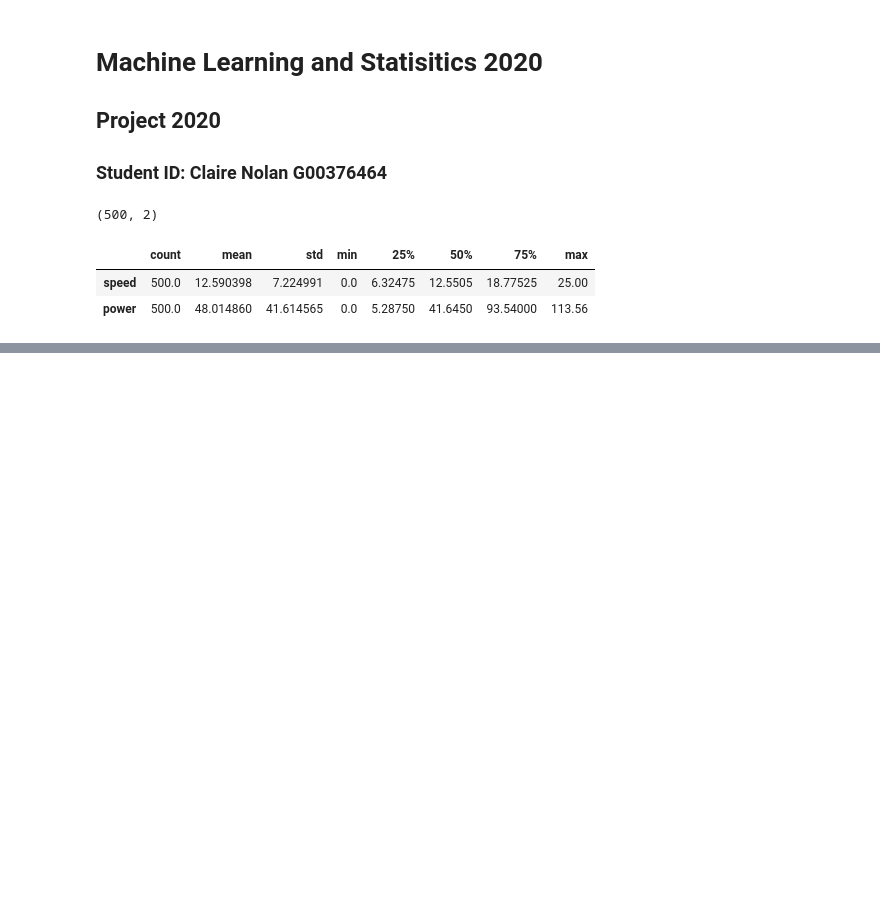
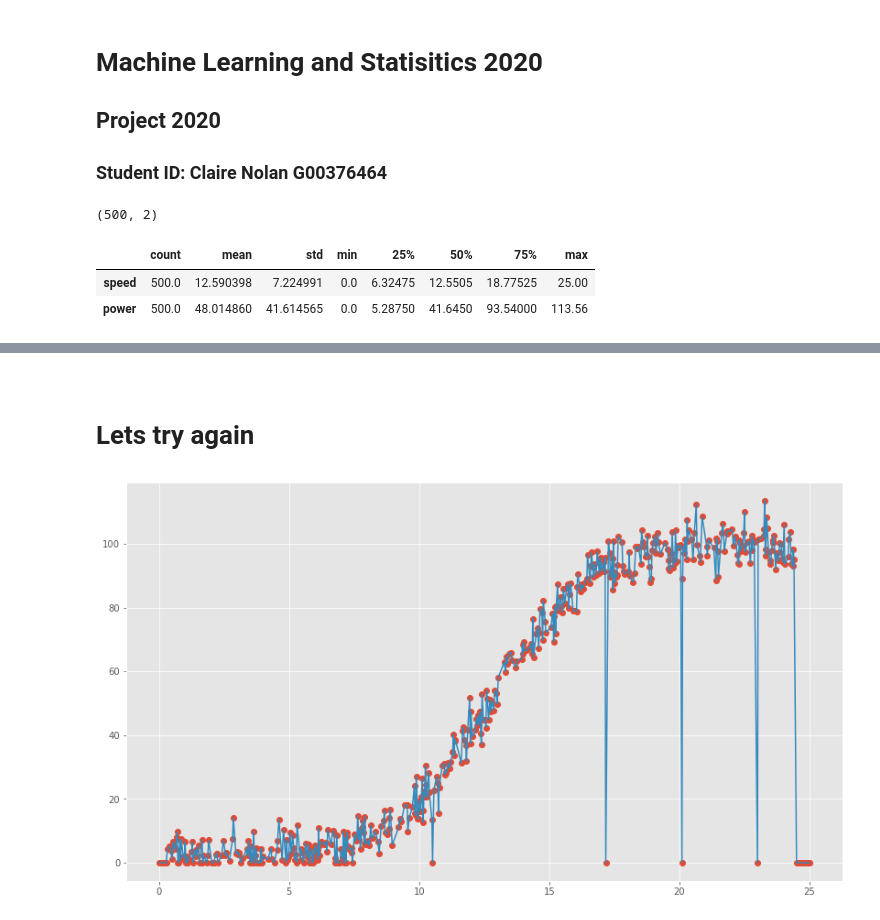
Before and after one commit to ClaireGMIT/MLS_Project2020, a Jupyter notebook: MLS Project-Copy6.ipynb, the cells around one changed output, grey strips where cells are left out. Saved outputs shown, nothing was run; the diff lists cells and outputs as text; code cells hidden in the pictures; blank space fills up the shorter version.

```diff
--- a/MLS Project-Copy6.ipynb
+++ b/MLS Project-Copy6.ipynb
@@ -136,3 +206,32 @@ regr.score(X_test, y_test)
 
 predict_train = regr.predict(X_train)
 predict_test = regr.predict(X_test)
+# %% [markdown]
+
+<br>
+
+# Lets try again
+# %%
+import matplotlib.pyplot as plt
+from scipy import interpolate
+x = df['speed']
+y = df['power']
+
+def sigmoid(x):
+    sig = 1 / (1 + np.exp(-x))
+    return(sig)
+
+#x = np.arange(0, 10)
+#y = 1 / (1 + np.exp(-x))
+
+f = interpolate.interp1d(x, y)
+
+xnew = df['speed']
+ynew = f(xnew)   # use interpolation function returned by `interp1d`
+
+plt.plot(x, y, 'o', xnew, ynew, '-')
+plt.show()
+
+#https://docs.scipy.org/doc/scipy/reference/generated/scipy.interpolate.interp1d.html#scipy.interpolate.interp1d
+# %% [output]
+[figure, added]
```
Also changed, not shown: parts of 7 cells of this notebook, 2 other files.
